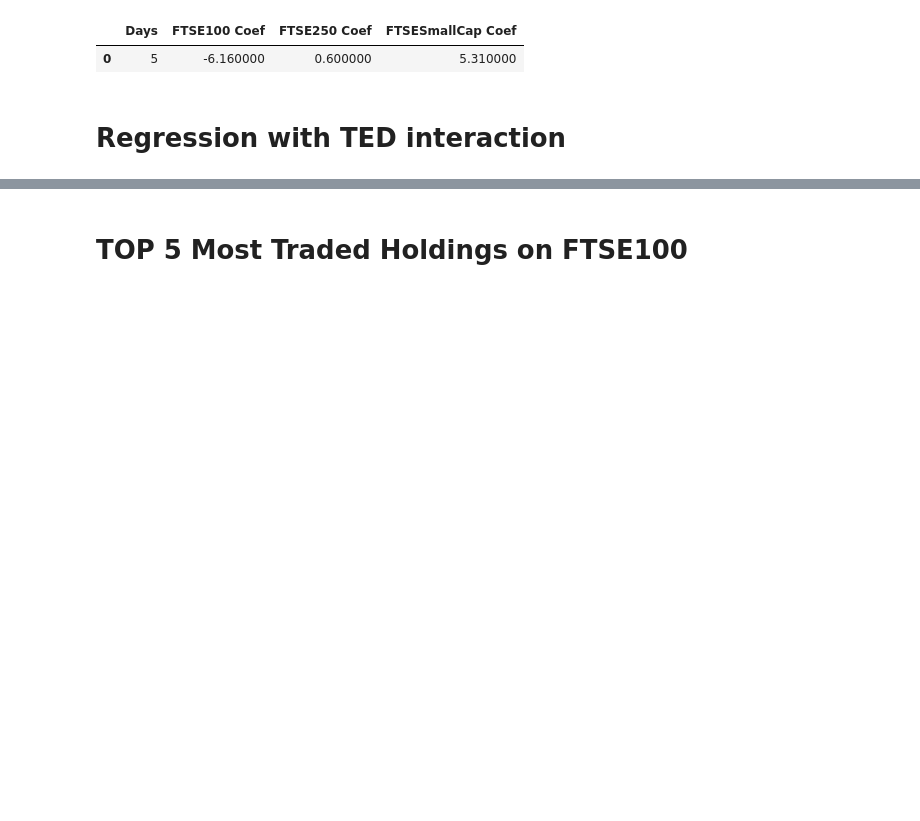
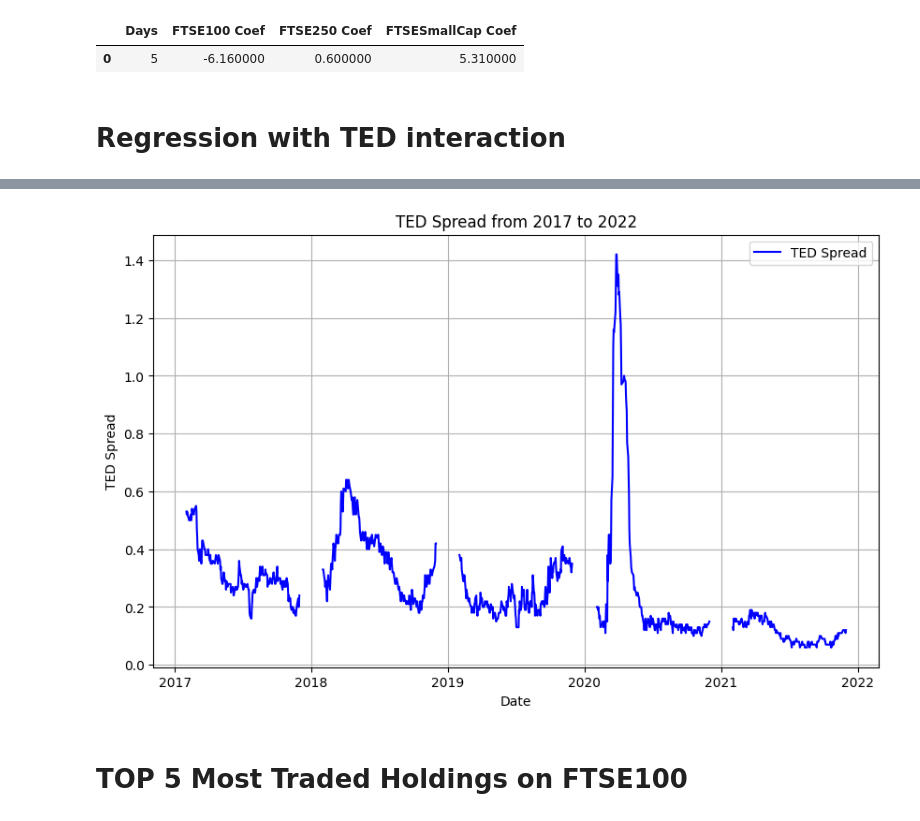
Before and after one commit to ThalyaGIT/UK-Music-Index-Returns, a Jupyter notebook: 3_data-analysis_notebooks/Experiment_2408.ipynb, the cells around one changed output, grey strips where cells are left out. Saved outputs shown, nothing was run; the diff lists cells and outputs as text; code cells hidden in the pictures; blank space fills up the shorter version.

```diff
--- a/3_data-analysis_notebooks/Experiment_2408.ipynb
+++ b/3_data-analysis_notebooks/Experiment_2408.ipynb
@@ -592,3 +604,17 @@ Multicollinearity checks done
+# %%
+df_5_day_TED['Date'] = pd.to_datetime(df['Date'])
+
+# Plotting the TED spread across the selected years
+plt.figure(figsize=(10, 6))
+plt.plot(df_5_day_TED['Date'], df_5_day_TED['TED'], label='TED Spread', color='blue')
+plt.title('TED Spread from 2017 to 2022')
+plt.xlabel('Date')
+plt.ylabel('TED Spread')
+plt.grid(True)
+plt.legend()
+plt.show()
+# %% [output]
+[figure, added]
 # %% [markdown]
 # **TOP 5 Most Traded Holdings on FTSE100**
 # %%
```
Also changed, not shown: parts of 2 cells of this notebook.
